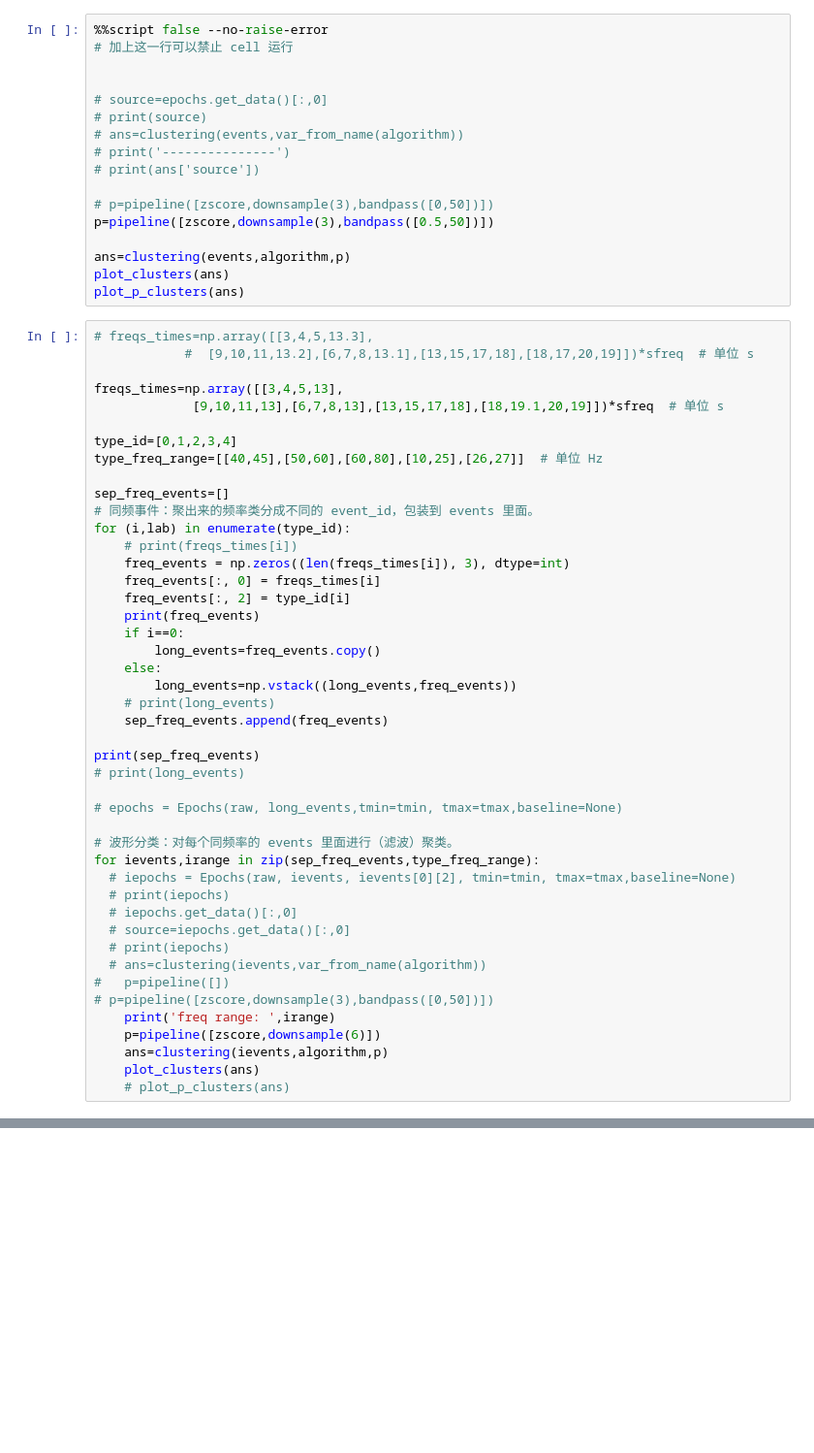
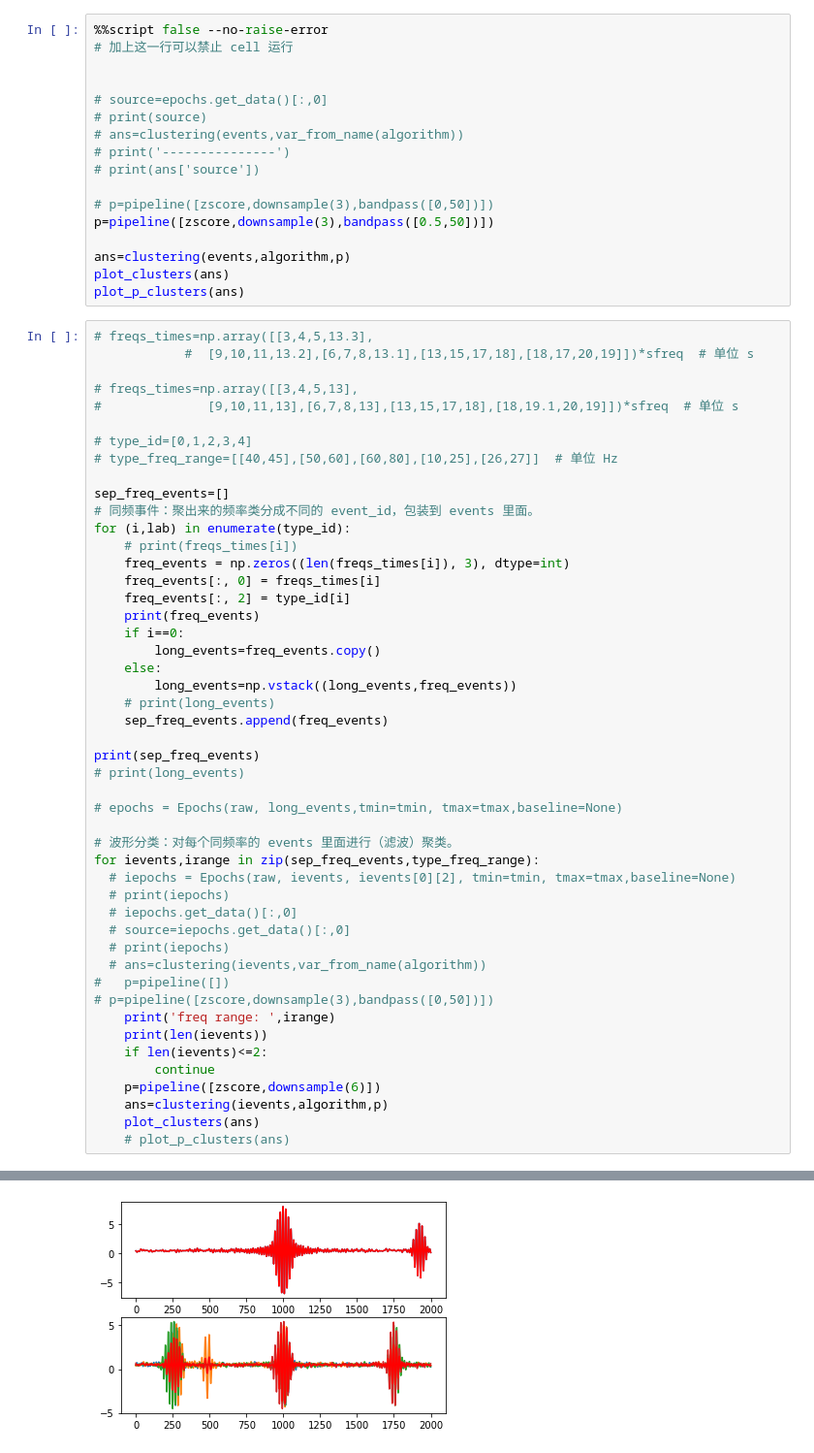
Before and after one commit to lhrkkk/LFP, a Jupyter notebook: all.ipynb, the cells around one changed output, grey strips where cells are left out. Shown at 97% size. Saved outputs shown, nothing was run; the diff lists cells and outputs as text; blank space fills up the shorter version.

```diff
--- a/all.ipynb
+++ b/all.ipynb
@@ -1109,11 +1106,11 @@ plot_p_clusters(ans)
 # freqs_times=np.array([[3,4,5,13.3],
             #  [9,10,11,13.2],[6,7,8,13.1],[13,15,17,18],[18,17,20,19]])*sfreq  # 单位 s
 
-freqs_times=np.array([[3,4,5,13],
-             [9,10,11,13],[6,7,8,13],[13,15,17,18],[18,19.1,20,19]])*sfreq  # 单位 s
+# freqs_times=np.array([[3,4,5,13],
+#              [9,10,11,13],[6,7,8,13],[13,15,17,18],[18,19.1,20,19]])*sfreq  # 单位 s
 
-type_id=[0,1,2,3,4]
-type_freq_range=[[40,45],[50,60],[60,80],[10,25],[26,27]]  # 单位 Hz
+# type_id=[0,1,2,3,4]
+# type_freq_range=[[40,45],[50,60],[60,80],[10,25],[26,27]]  # 单位 Hz
 
 sep_freq_events=[]
 # 同频事件：聚出来的频率类分成不同的 event_id，包装到 events 里面。
@@ -1146,6 +1143,9 @@ for ievents,irange in zip(sep_freq_events,type_freq_range):
 #   p=pipeline([])
 # p=pipeline([zscore,downsample(3),bandpass([0,50])])
     print('freq range: ',irange)
+    print(len(ievents))
+    if len(ievents)<=2:
+        continue
     p=pipeline([zscore,downsample(6)])
     ans=clustering(ievents,algorithm,p)
     plot_clusters(ans)
@@ -1171,0 +1187 @@ ValueError: ignored
+[figure, added]
```
Also changed, not shown: parts of 7 cells of this notebook.
